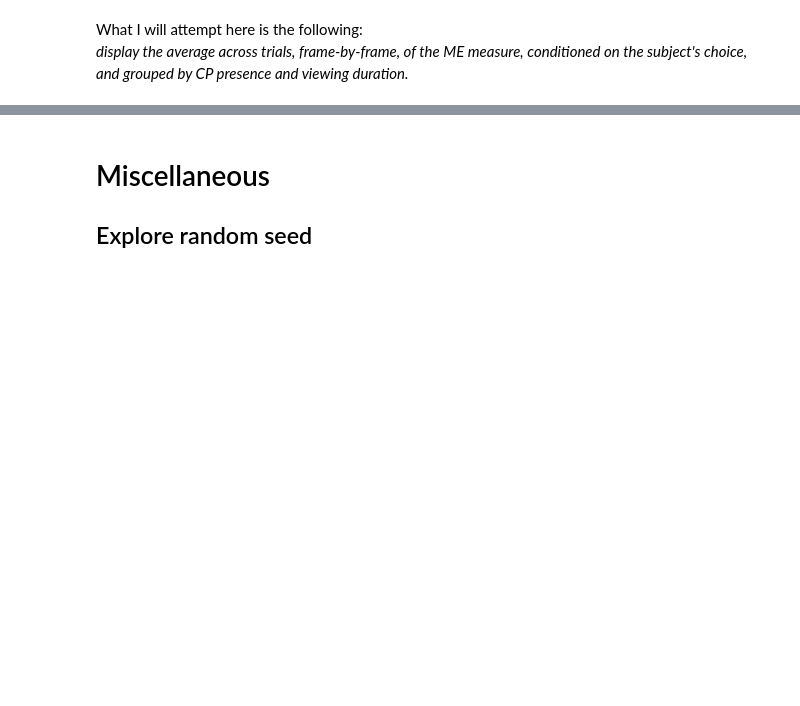
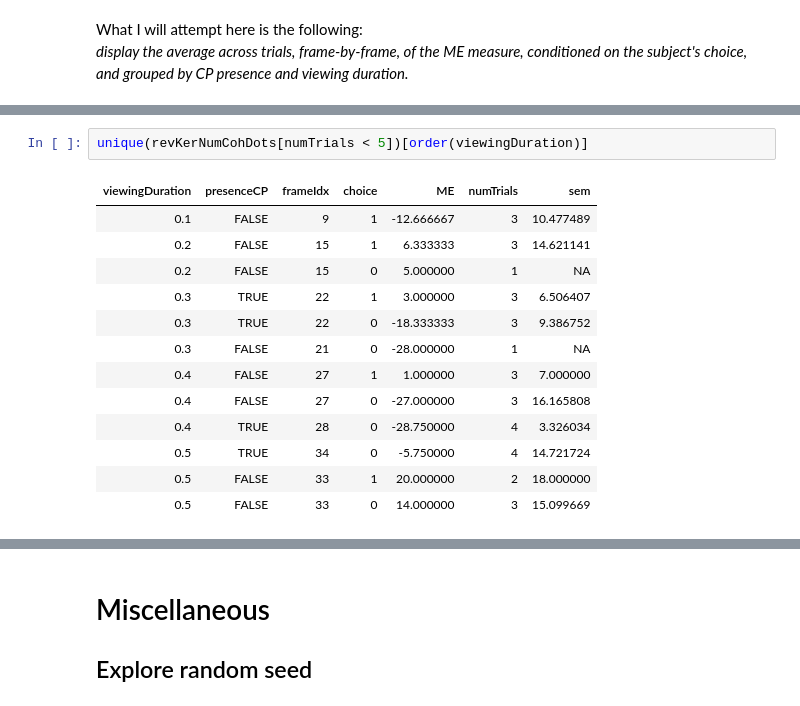
Before and after one commit to TheGoldLab/Analysis_SingleCP_DotsReversal, a Jupyter notebook: Jupyter/pilot11.ipynb, the cells around one changed output, grey strips where cells are left out. Cells and saved outputs as stored; diff of their text form; blank space fills up the shorter version.

```diff
--- a/Jupyter/pilot11.ipynb
+++ b/Jupyter/pilot11.ipynb
@@ -1097,2 +1121,18 @@ head(revKerNumCohDots)
+# %%
+unique(revKerNumCohDots[numTrials < 5])[order(viewingDuration)]
+# %% [output]
+| viewingDuration | presenceCP | frameIdx | choice | ME | numTrials | sem |
+| 0.1 | FALSE | 9 | 1 | -12.666667 | 3 | 10.477489 |
+| 0.2 | FALSE | 15 | 1 | 6.333333 | 3 | 14.621141 |
+| 0.2 | FALSE | 15 | 0 | 5.000000 | 1 | NA |
+| 0.3 | TRUE | 22 | 1 | 3.000000 | 3 | 6.506407 |
+| 0.3 | TRUE | 22 | 0 | -18.333333 | 3 | 9.386752 |
+| 0.3 | FALSE | 21 | 0 | -28.000000 | 1 | NA |
+| 0.4 | FALSE | 27 | 1 | 1.000000 | 3 | 7.000000 |
+| 0.4 | FALSE | 27 | 0 | -27.000000 | 3 | 16.165808 |
+| 0.4 | TRUE | 28 | 0 | -28.750000 | 4 | 3.326034 |
+| 0.5 | TRUE | 34 | 0 | -5.750000 | 4 | 14.721724 |
+| 0.5 | FALSE | 33 | 1 | 20.000000 | 2 | 18.000000 |
+| 0.5 | FALSE | 33 | 0 | 14.000000 | 3 | 15.099669 |
 # %%
 # control output figure size
```
Also changed, not shown: parts of 6 cells of this notebook.
